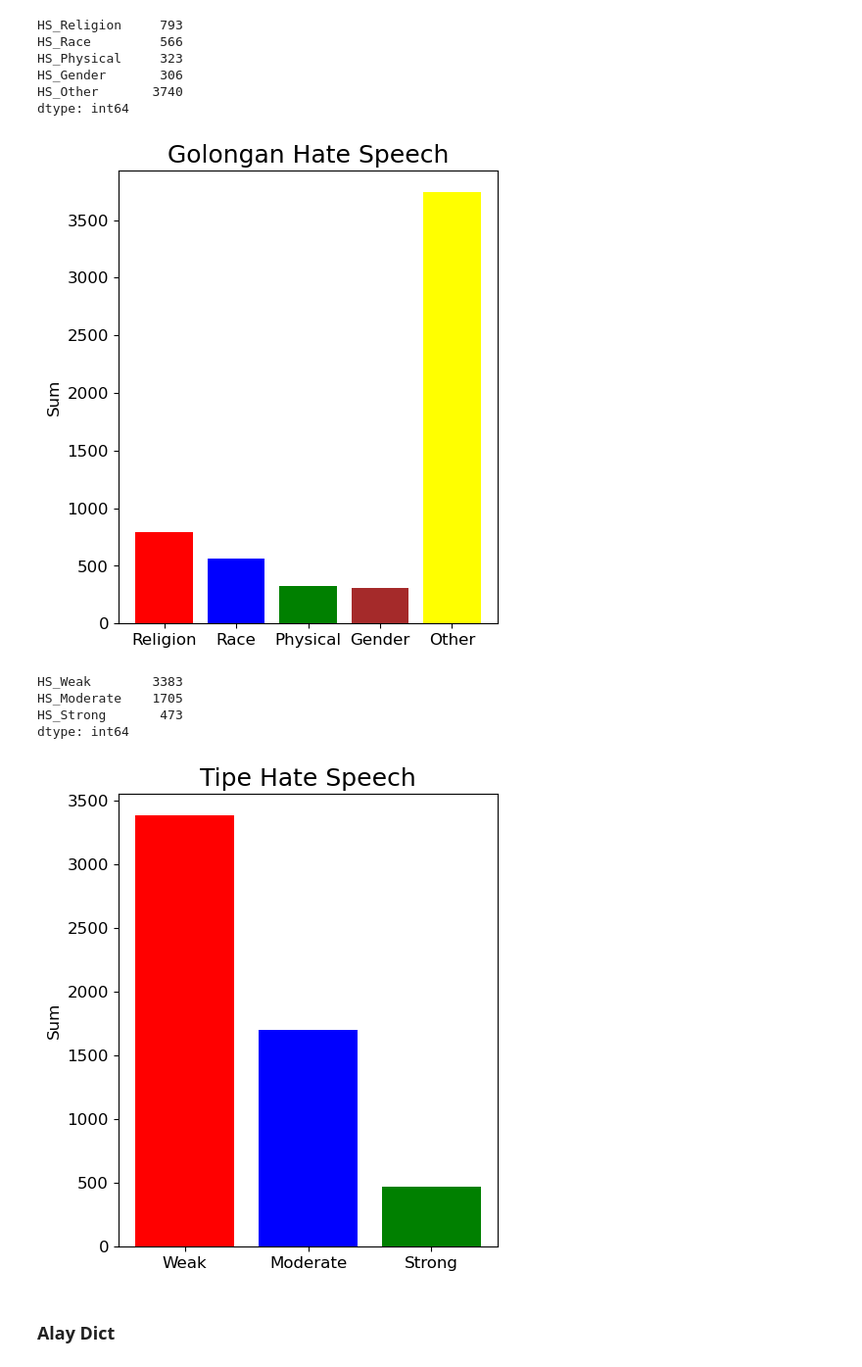
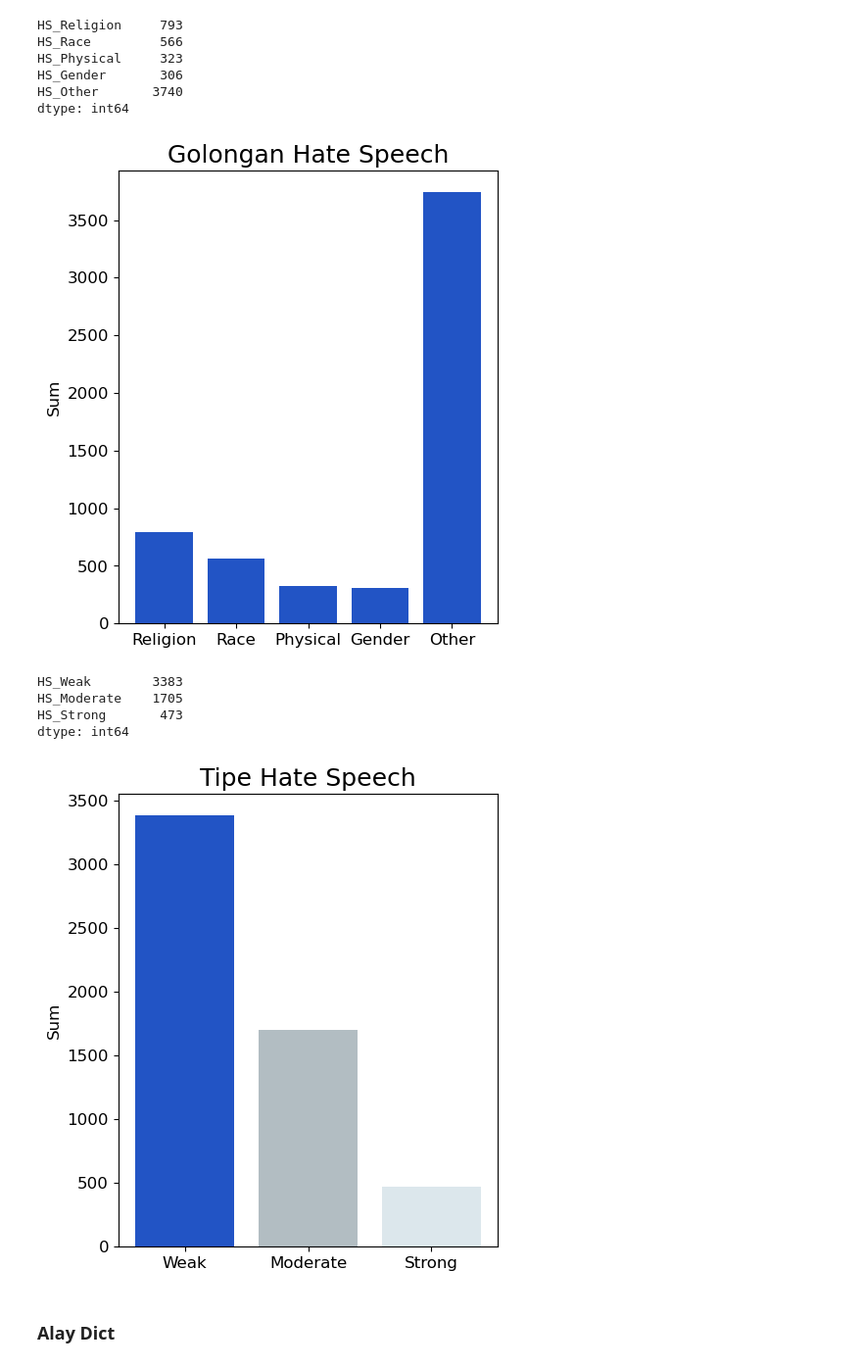
Before and after one commit to udjoo/tugasbinar, a Jupyter notebook: preprocess.ipynb, the cells around one changed output. Shown: that part at 98% size. Drawn from its saved outputs; the diff is of its cells as text; code cells hidden in the pictures.

```diff
--- a/preprocess.ipynb
+++ b/preprocess.ipynb
@@ -196,19 +207,19 @@ dtype: int64
 # %%
 tipe_HS = ("Religion", "Race", "Physical", "Gender", "Other")
 HS1 = (793, 566, 323, 306, 3740)
-my_color = 'red', 'blue', 'green', 'brown', 'yellow'
+my_color = '#2254c5'
 
 plt.figure(figsize=(5, 6))
 plt.bar(tipe_HS, HS1, color=my_color,)
 
-plt.title('Golongan Hate Speech', size=18)
+plt.title('Golongan Hate Speech', size=18,)
 plt.ylabel('Sum', size=12)
 plt.xticks(size=12)
 plt.yticks(size=12)
 
 plt.show()
 # %% [output]
-[figure, old version]
+[figure, new version]
 # %%
 df3 = df[['HS_Weak', 'HS_Moderate', 'HS_Strong']]
 df3.sum()
@@ -220,19 +231,19 @@ dtype: int64
 # %%
 tipe_HS = ("Weak", "Moderate", "Strong")
 HS1 = (3383, 1705, 473)
-my_color = 'red', 'blue', 'green'
+my_color = '#2254c5', '#b2bdc2', '#dce7ec'
 
 plt.figure(figsize=(5, 6))
 plt.bar(tipe_HS, HS1, color=my_color,)
 
 plt.title('Tipe Hate Speech', size=18)
 plt.ylabel('Sum', size=12)
 plt.xticks(size=12)
 plt.yticks(size=12)
 
 plt.show()
 # %% [output]
-[figure, old version]
+[figure, new version]
 # %% [markdown]
 ### Alay Dict
 # %%
```
Also changed, not shown: parts of 8 cells of this notebook.
